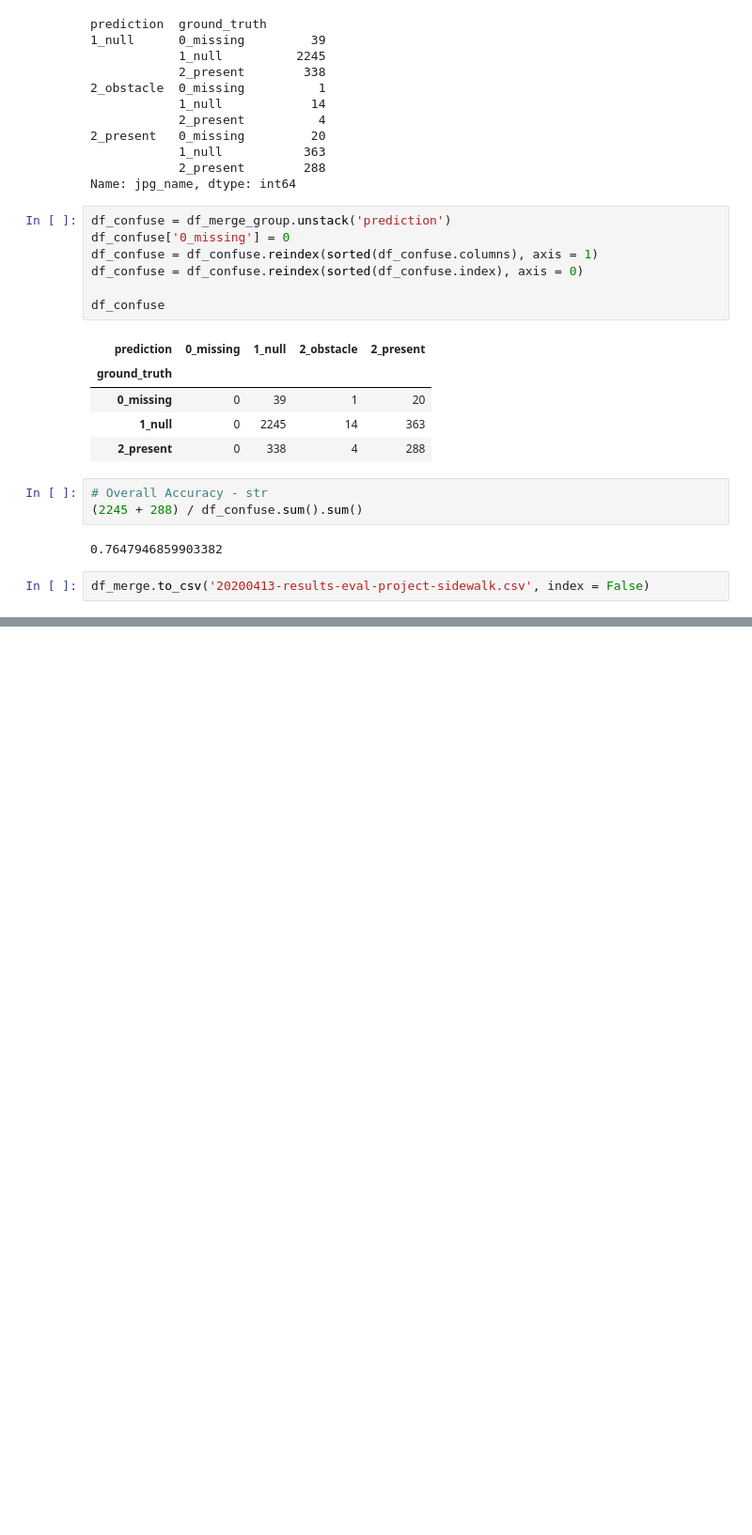
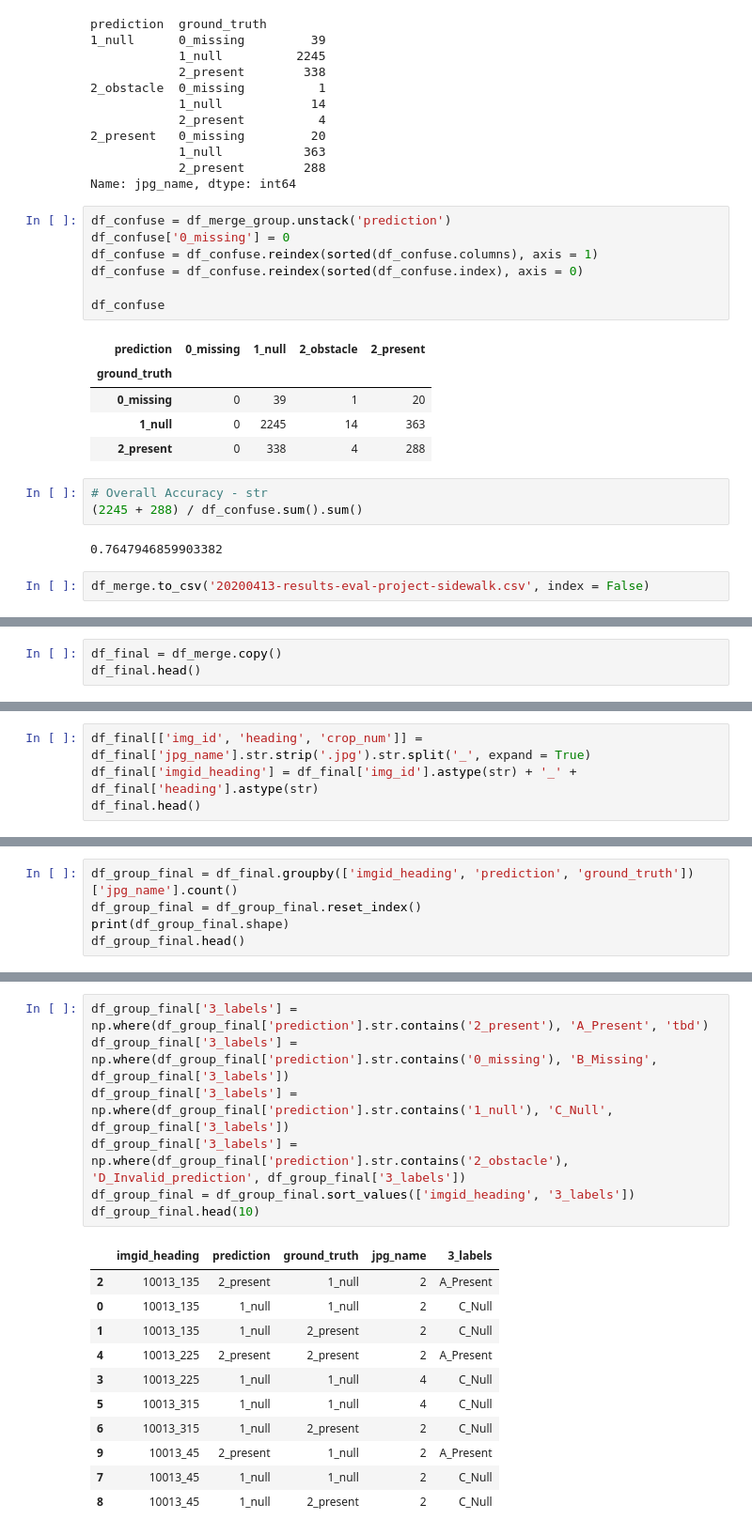
Before and after one commit to w210-accessibility/classify-streetview, a Jupyter notebook: evaluate-tiered-models/2020-04-13-EvaluateProjectSidewalkBaseline.ipynb, the cells around one changed output, grey strips where cells are left out. Shown at 94% size. Saved outputs shown, nothing was run; the diff lists cells and outputs as text; blank space fills up the shorter version.

```diff
--- a/evaluate-tiered-models/2020-04-13-EvaluateProjectSidewalkBaseline.ipynb
+++ b/evaluate-tiered-models/2020-04-13-EvaluateProjectSidewalkBaseline.ipynb
@@ -324,0 +202,3 @@ pytorch_label_from_int = ('Missing Cut', "Null", 'Obstruction', "Curb Cut", "Sfc
+# %%
+df_final = df_merge.copy()
+df_final.head()
@@ -324,0 +212,4 @@ pytorch_label_from_int = ('Missing Cut', "Null", 'Obstruction', "Curb Cut", "Sfc
+# %%
+df_final[['img_id', 'heading', 'crop_num']] = df_final['jpg_name'].str.strip('.jpg').str.split('_', expand = True)
+df_final['imgid_heading'] = df_final['img_id'].astype(str) + '_' + df_final['heading'].astype(str)
+df_final.head()
@@ -324,0 +223,5 @@ pytorch_label_from_int = ('Missing Cut', "Null", 'Obstruction', "Curb Cut", "Sfc
+# %%
+df_group_final = df_final.groupby(['imgid_heading', 'prediction', 'ground_truth'])['jpg_name'].count()
+df_group_final = df_group_final.reset_index()
+print(df_group_final.shape)
+df_group_final.head()
@@ -324,0 +236,19 @@ pytorch_label_from_int = ('Missing Cut', "Null", 'Obstruction', "Curb Cut", "Sfc
+# %%
+df_group_final['3_labels'] = np.where(df_group_final['prediction'].str.contains('2_present'), 'A_Present', 'tbd')
+df_group_final['3_labels'] = np.where(df_group_final['prediction'].str.contains('0_missing'), 'B_Missing', df_group_final['3_labels'])
+df_group_final['3_labels'] = np.where(df_group_final['prediction'].str.contains('1_null'), 'C_Null', df_group_final['3_labels'])
+df_group_final['3_labels'] = np.where(df_group_final['prediction'].str.contains('2_obstacle'), 'D_Invalid_prediction', df_group_final['3_labels'])
+df_group_final = df_group_final.sort_values(['imgid_heading', '3_labels'])
+df_group_final.head(10)
+# %% [output]
+|  | imgid_heading | prediction | ground_truth | jpg_name | 3_labels |
+| 2 | 10013_135 | 2_present | 1_null | 2 | A_Present |
+| 0 | 10013_135 | 1_null | 1_null | 2 | C_Null |
+| 1 | 10013_135 | 1_null | 2_present | 2 | C_Null |
+| 4 | 10013_225 | 2_present | 2_present | 2 | A_Present |
+| 3 | 10013_225 | 1_null | 1_null | 4 | C_Null |
+| 5 | 10013_315 | 1_null | 1_null | 4 | C_Null |
+| 6 | 10013_315 | 1_null | 2_present | 2 | C_Null |
+| 9 | 10013_45 | 2_present | 1_null | 2 | A_Present |
+| 7 | 10013_45 | 1_null | 1_null | 2 | C_Null |
+| 8 | 10013_45 | 1_null | 2_present | 2 | C_Null |
```
Also changed, not shown: parts of 19 cells of this notebook, 1 other file.
